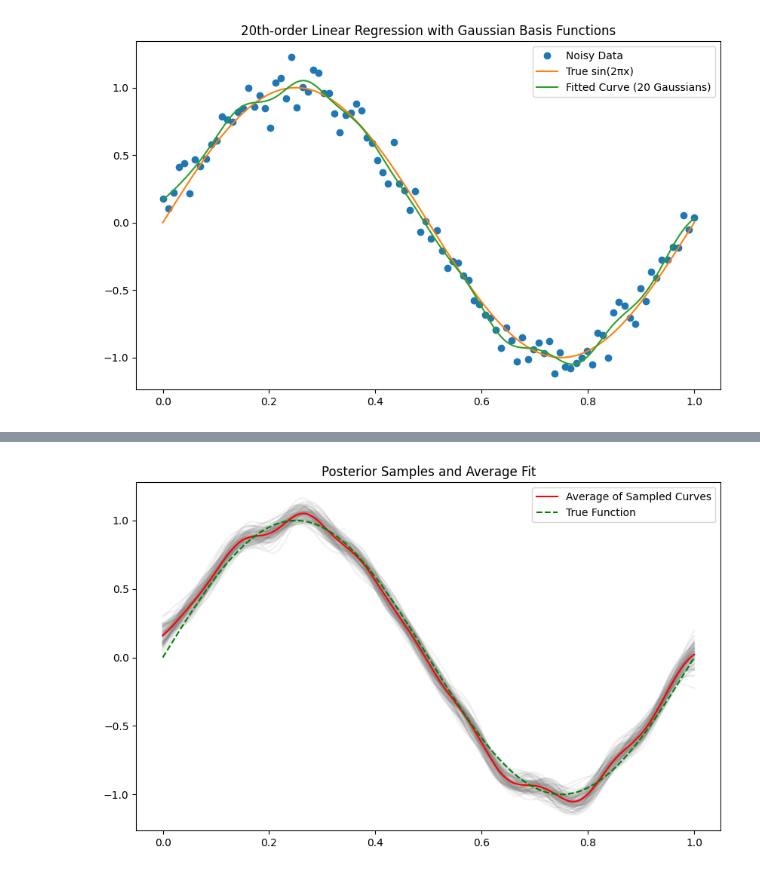
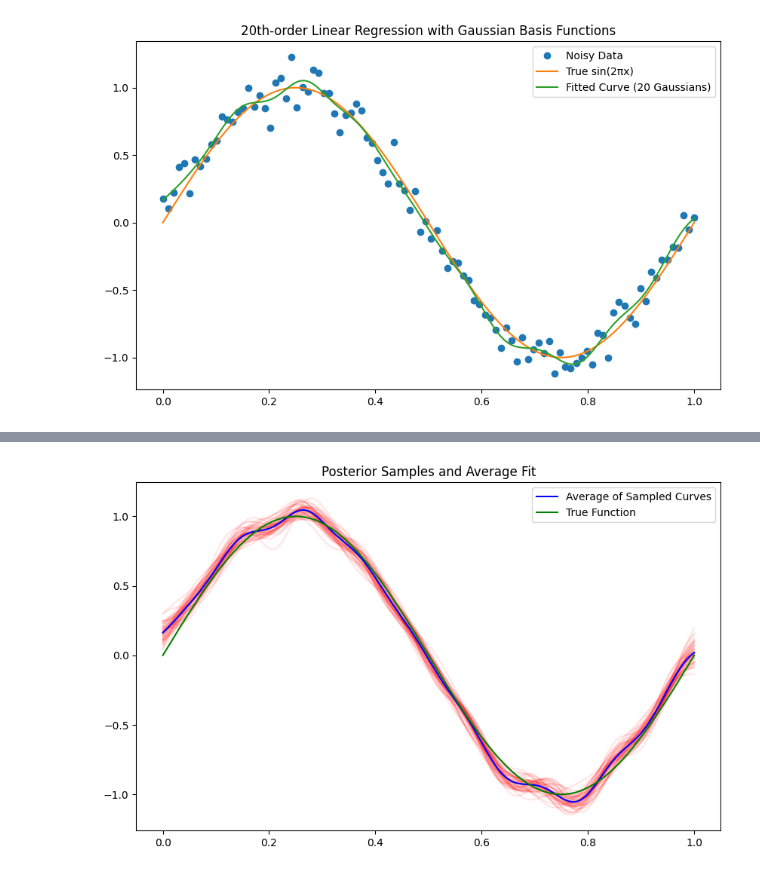
Before and after one commit to bhsh200/jpmc-case-study, a Jupyter notebook: merged5_6.ipynb, the cells around one changed output, grey strips where cells are left out. Saved outputs shown, nothing was run; the diff lists cells and outputs as text; code cells hidden in the pictures.

```diff
--- a/merged5_6.ipynb
+++ b/merged5_6.ipynb
@@ -15,7 +15,7 @@ np.random.seed(0)
 
 
 # True underlying function
-def t(x):
+def sin_func(x):
     return np.sin(2 * np.pi * x)
 
 datasets_x = []
@@ -25,7 +25,7 @@ datasets_t_true = []  # true y for reference
 x = np.linspace(0, 1, N)  # Evenly spaced x values, same for all datasets
 
 for i in range(L):
-    t_true = t(x)
+    t_true = sin_func(x)
     t_noisy = t_true + np.random.normal(0, noise_std_dev, N)
 
     datasets_x.append(x)  # All x will be identical
@@ -178,7 +178,7 @@ for i, lambda_reg_val in enumerate(lambda_values):
 
     plt.plot(
         x_plot_dense,
-        t(x_plot_dense),
+        sin_func(x_plot_dense),
         color="green",
         linestyle="--",
         linewidth=2,
@@ -393,23 +506,29 @@ for i in range(Phi.shape[0]):  # Loop through training examples
 # %%
-n_samples = 100
+###################################################
+# Plotting Posterior Sampling and Average Curve Fit
+###################################################
+
+n_samples = 50
 sampled_curves = []
 
 for _ in range(n_samples):
     w_sample = np.random.multivariate_normal(mean=m_N, cov=S_N)
     y_sample = predict(Phi_test, w_sample)
     sampled_curves.append(y_sample)
 
 sampled_curves = np.array(sampled_curves)
 average_curve = np.mean(sampled_curves, axis=0)
+
+x_test = np.linspace(0, 1, 1000).reshape(-1, 1)
+
+plt.figure(figsize=(10, 6))
+for i in range(n_samples):
+    plt.plot(x_test, sampled_curves[i], color='red', alpha=0.1)
+
+plt.plot(x_test, average_curve, label='Average of Sampled Curves', color='blue')
+plt.plot(x_test, sin_func(x_test), label='True Function', color='green')
+plt.legend()
+plt.title("Posterior Samples and Average Fit")
+plt.show()
+# %% [output]
+[figure, added]
-# %%
-plt.figure(figsize=(10, 6))
-for i in range(n_samples):
-    plt.plot(x_test, sampled_curves[i], color='gray', alpha=0.1)
-
-plt.plot(x_test, average_curve, label='Average of Sampled Curves', color='red')
-plt.plot(x_test, true_func(x_test), label='True Function', linestyle='--', color='green')
-plt.legend()
-plt.title("Posterior Samples and Average Fit")
-plt.show()
-# %% [output]
-[figure, removed]
```
Also changed, not shown: parts of 11 cells of this notebook.
